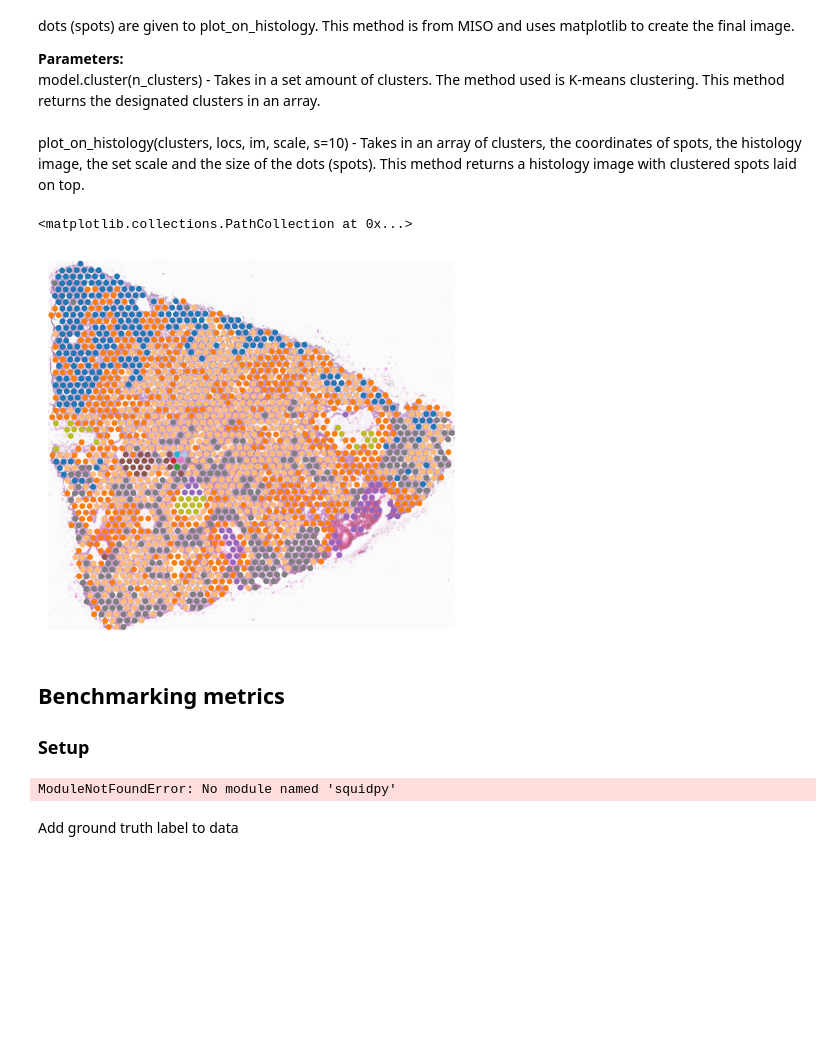
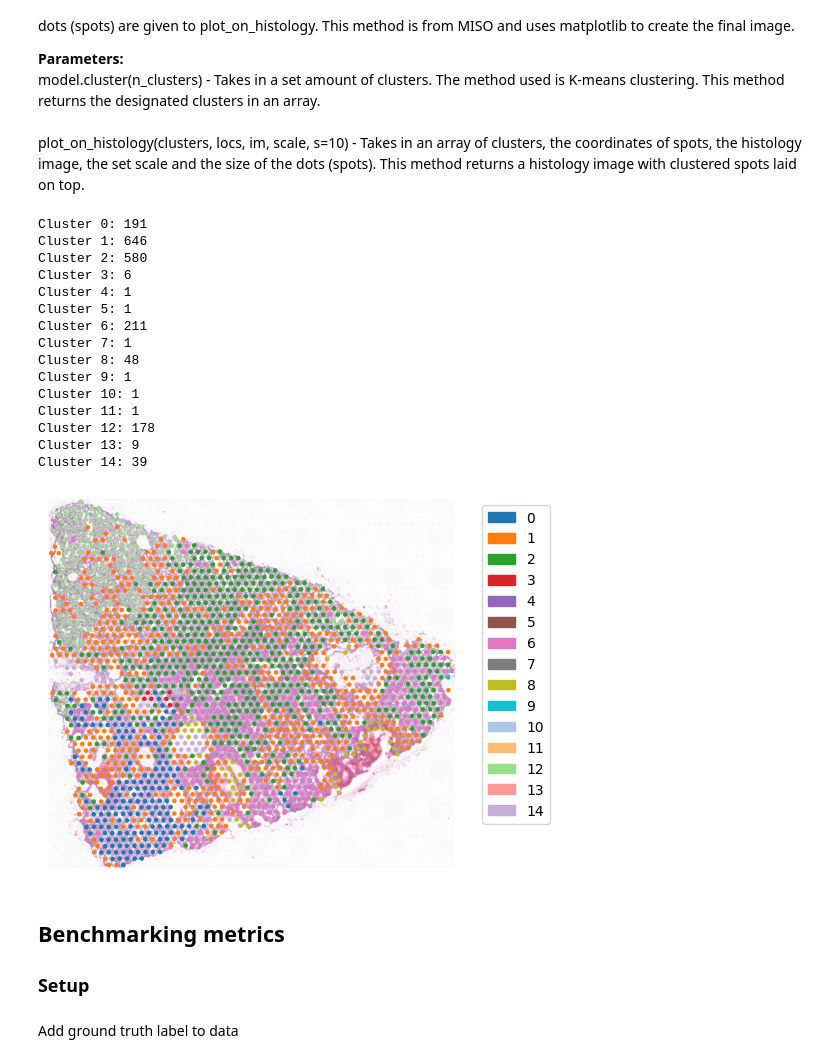
Before and after one commit to JimReijnhoudt/spatial-multiomics-benchmarking, a Jupyter notebook: 2m_miso_met_benchmarking.ipynb, the cells around one changed output. Drawn from its saved outputs; the diff is of its cells as text; code cells hidden in the pictures; blank space fills up the shorter version.

Commit message:
MISO with benchmarking and results

```diff
--- a/2m_miso_met_benchmarking.ipynb
+++ b/2m_miso_met_benchmarking.ipynb
@@ -51,6 +70,8 @@ scanpy.read_h5ad(filename) - Read .h5ad-formatted hdf5 file.
 os.chdir('miso_tutorial_data')
 
 joint_adata_pp = sc.read_h5ad("../SpatialMETA/data/Y7_T_joint.h5ad")
+
+joint_adata_pp.layers["counts"] = joint_adata_pp.X.copy()
 
 print(joint_adata_pp)
 print(joint_adata_pp.uns["spatial"].keys())
@@ -138,36 +160,67 @@ First the clusters are calculated by k-means. Then the clusters, spot coordinate
 **Parameters:**<br>
 model.cluster(n_clusters) - Takes in a set amount of clusters. The method used is K-means clustering. This method returns the designated clusters in an array. <br><br>
 plot_on_histology(clusters, locs, im, scale, s=10) - Takes in an array of clusters, the coordinates of spots, the histology image, the set scale and the size of the dots (spots). This method returns a histology image with clustered spots laid on top.
+# %%
+def plot_on_histology_with_legend(clusters, locs, im, scale, s=10):
+    locs = locs.copy()
+    locs[['4', '5']] = locs[['4', '5']].round().astype(int)
+
+    im_crop = im[
+        (locs['4'].min()-10):(locs['4'].max()+10),
+        (locs['5'].min()-10):(locs['5'].max()+10)
+    ]
+
+    locs[['4', '5']] = locs[['4', '5']] - locs[['4', '5']].min() + 10
+
+    cluster_cat = pd.Categorical(clusters)
+    cluster_codes = cluster_cat.codes
+    cluster_names = cluster_cat.categories
+
+    cmap1 = mcolors.ListedColormap(
+        [cmap_tab70(np.array(i)) for i in range(len(cluster_names))]
+    )
+
+    plt.imshow(im_crop, alpha=0.7)
+    plt.scatter(x=locs['5'], y=locs['4'], c=cluster_codes, cmap=cmap1, s=s)
+    plt.axis('off')
+
+    handles = [
+        mpatches.Patch(color=cmap1(i), label=str(cluster_names[i]))
+        for i in range(len(cluster_names))
+    ]
+    plt.legend(handles=handles, bbox_to_anchor=(1.05, 1), loc='upper left')
 # %%
-clusters = model.cluster(n_clusters=12)
-scale = 1.0
-plot_on_histology(clusters,locs,im,scale,s=10)
+clusters = model.cluster(n_clusters=15)
+unique, counts = np.unique(clusters, return_counts=True)
+for c, n in zip(unique, counts):
+    print(f"Cluster {c}: {n}")
+
+plot_on_histology_with_legend(clusters, locs, im, scale=1.0, s=5)
+plt.show()
 # %% [output]
-<matplotlib.collections.PathCollection at 0x...>
+Cluster 0: 191
+Cluster 1: 646
+Cluster 2: 580
+Cluster 3: 6
+Cluster 4: 1
+Cluster 5: 1
+Cluster 6: 211
+Cluster 7: 1
+Cluster 8: 48
+Cluster 9: 1
+Cluster 10: 1
+Cluster 11: 1
+Cluster 12: 178
+Cluster 13: 9
+Cluster 14: 39
-[figure, old version]
+[figure, new version]
 # %% [markdown]
 ## Benchmarking metrics
 
 ### Setup
 # %%
-from multi_benmark_function_miso import (
-    compute_CHAOS, compute_PAS,
-    marker_score,
-    compute_ARI, compute_NMI,
-    compute_ASW,
-    compute_clisi_graph,
-    calculate_gene_specificity,
-    logistic_regression_feature_importance,
-    calculate_mutual_information
-)
-from scipy.stats import pearsonr
-from sklearn.metrics.pairwise import cosine_similarity
-
-PRED_KEY = 'VAE_clusters_latent10'
-EMB_KEY   = 'X_emb'
-GT_KEY    = 'pathological_annotation'
+joint_adata_pp.obsm["X_emb"] = model.emb
+joint_adata_pp.obs["clusters"] = clusters.astype(str)
-# %% [output]
-ModuleNotFoundError: No module named 'squidpy'
 # %% [markdown]
 Add ground truth label to data
 # %%
```
Also changed, not shown: parts of 51 cells of this notebook, 1 other file.
